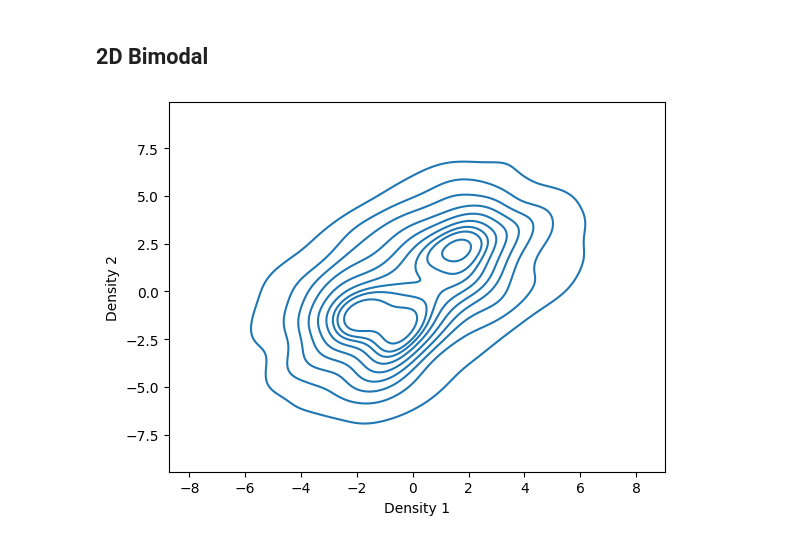
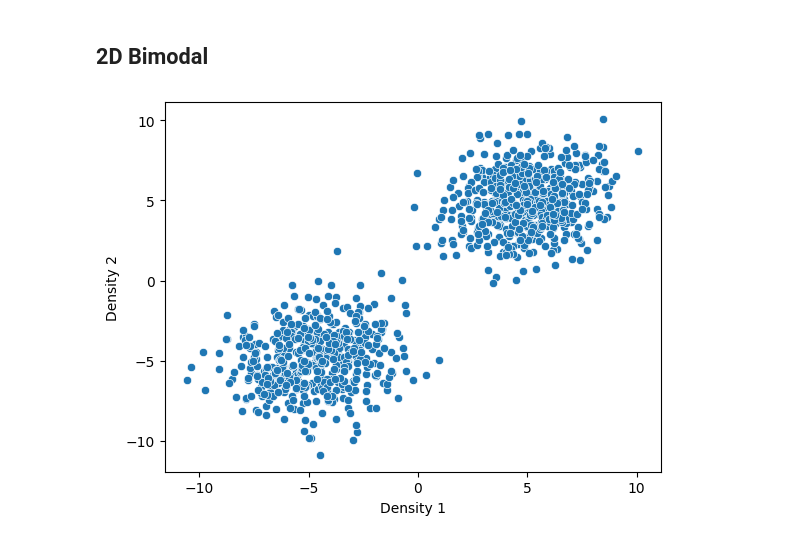
Before and after one commit to RajatRasal/cxr-generation, a Jupyter notebook: experiments/1d_diffusion/1-d_DiffusionModel_noise_unet.ipynb, the cells around one changed output. Saved outputs shown, nothing was run; the diff lists cells and outputs as text; code cells hidden in the pictures.

```diff
--- a/experiments/1d_diffusion/1-d_DiffusionModel_noise_unet.ipynb
+++ b/experiments/1d_diffusion/1-d_DiffusionModel_noise_unet.ipynb
@@ -521,7 +528,7 @@ trainer = Trainer(
 # %%
 from tqdm import tqdm
 
-kwargs = {"means": [[-2., -2.], [2., 2.]], "scales": [1., 1.], "mixing_coefficients": [0.5, 0.5], "N": 1000}
+kwargs = {"means": [[-5., -5.], [5., 5.]], "scales": [1., 1.], "mixing_coefficients": [0.5, 0.5], "N": 1000}
 training_data_2d = [sample_gmm_2d(**kwargs).unsqueeze(0).transpose(1, 2) for _ in tqdm(range(100))]
 training_data_2d = torch.cat(training_data_2d)
 # %%
@@ -534,7 +541,7 @@ trainer.train(train_loader)
 # %%
 x_noisy, _ = trainer.forward_diffusion_sample(training_data_2d[0].unsqueeze(0).to(device), torch.tensor((99,)).to(device))
 kwargs = {"means": [[-2., -2.], [2., 2.]], "scales": [1., 1.], "mixing_coefficients": [0.5, 0.5], "N": 1000}
-sns.kdeplot(pd.DataFrame(diffuser.sampling(x_noisy).squeeze(0).transpose(0, 1).cpu(), columns=["Density 1", "Density 2"]), x="Density 1", y="Density 2")
+sns.scatterplot(pd.DataFrame(diffuser.sampling(x_noisy).squeeze(0).transpose(0, 1).cpu(), columns=["Density 1", "Density 2"]), x="Density 1", y="Density 2")
 plt.show()
 # %% [output]
-[figure, old version]
+[figure, new version]
```
Also changed, not shown: parts of 58 cells of this notebook.
